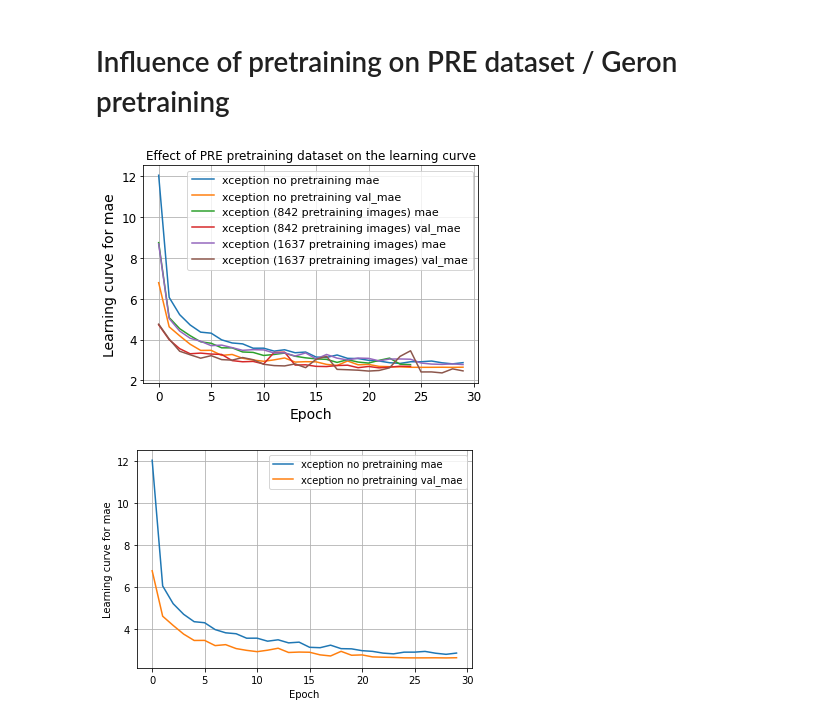
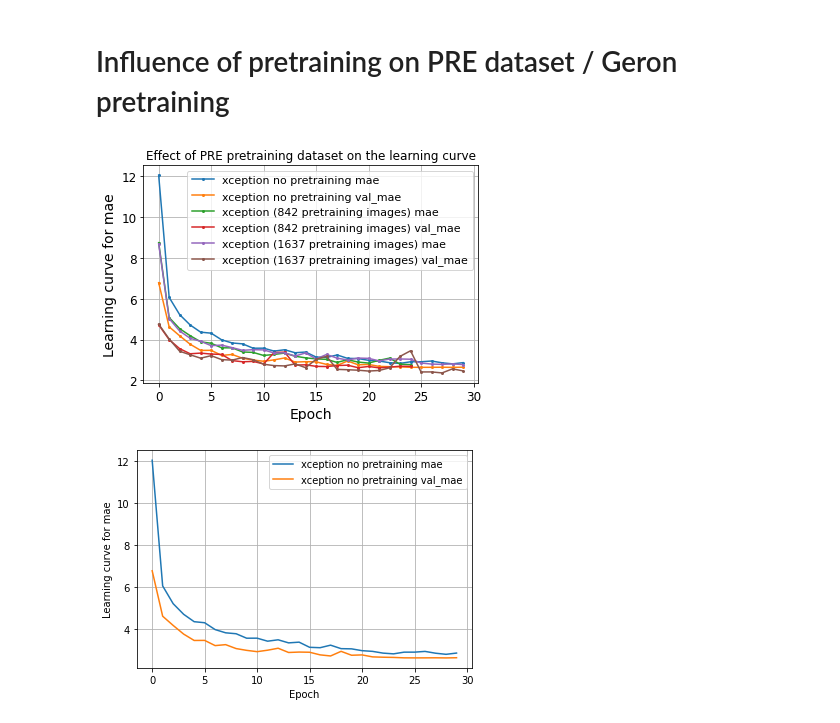
Before and after one commit to PashaIanko/Kaggle.CrowdCounting, a Jupyter notebook: 1_model_comparison.ipynb, the cells around one changed output. Drawn from its saved outputs; the diff is of its cells as text; code cells hidden in the pictures.

```diff
--- a/1_model_comparison.ipynb
+++ b/1_model_comparison.ipynb
@@ -1033,31 +1033,31 @@ histories_dict_validation_performance = {
 # %%
 def plot_history(csv_filepaths_dict_, metrics_, title_=''):
     _, ax = plt.subplots()
 
     fontsize = 14
     legendsize = 11
     labelsize = 12
 
     for model_name, path in csv_filepaths_dict_.items():
         assert os.path.isfile(path)
         df = pd.read_csv(path)
-        ax.plot(df[metrics_], label=f'{model_name} {metrics_}')
-        ax.plot(df[f'val_{metrics_}'], label=f'{model_name} val_{metrics_}')
+        ax.plot(df[metrics_], label=f'{model_name} {metrics_}', marker='o', markersize=2)
+        ax.plot(df[f'val_{metrics_}'], label=f'{model_name} val_{metrics_}', marker='o', markersize=2)
 
     ax.set_ylabel(f'Learning curve for {metrics_}', fontsize=fontsize)
     ax.set_xlabel(f'Epoch', fontsize=fontsize)
     ax.set_title(title_)
     ax.tick_params(labelsize=labelsize)
     ax.grid()
     ax.legend(prop={'size':legendsize})
 
 plot_history(
     histories_dict_learning_curves,
     metrics_='mae',
     title_='Effect of PRE pretraining dataset on the learning curve'
 )
 # %% [output]
-[figure, old version]
+[figure, new version]
 # %%
 for model_name, csv_filepath in histories_dict_validation_performance.items():
     plot_history(
```
Also changed, not shown: parts of 3 cells of this notebook.
